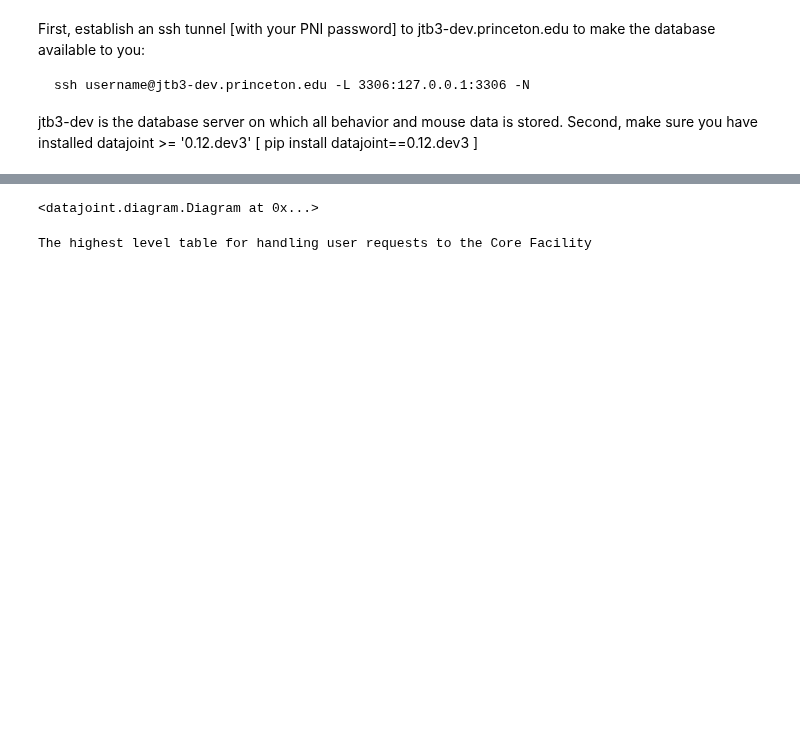
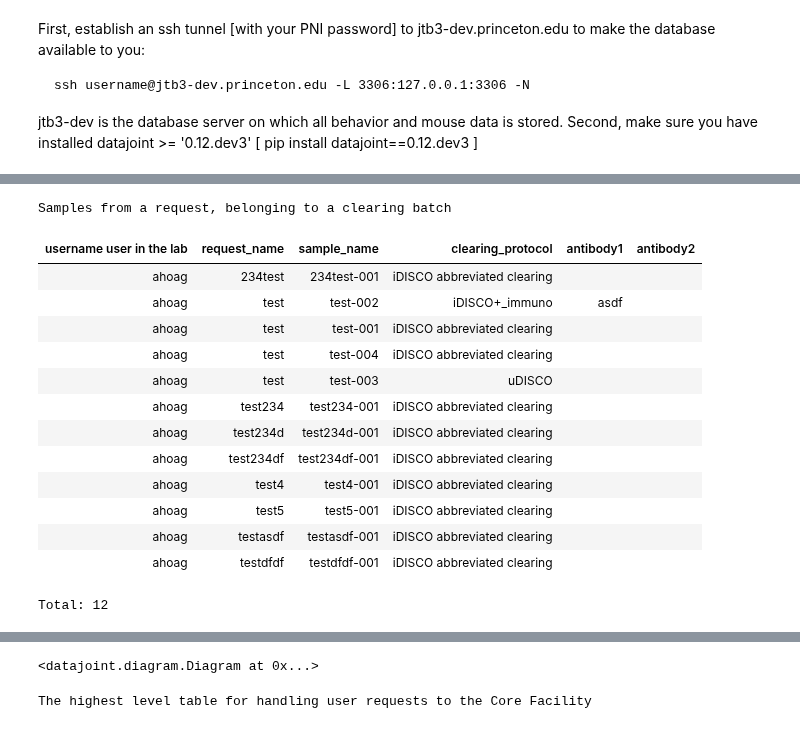
Before and after one commit to BrainCOGS/lightserv, a Jupyter notebook: notebooks/datajoint_sandbox.ipynb, the cells around one changed output, grey strips where cells are left out. Cells and saved outputs as stored; diff of their text form; code cells hidden in the pictures; blank space fills up the shorter version.

```diff
--- a/notebooks/datajoint_sandbox.ipynb
+++ b/notebooks/datajoint_sandbox.ipynb
@@ -38,0 +65,18 @@ Connecting ahoag@localhost:3306
+# %%
+sample_contents
+# %% [output]
+Samples from a request, belonging to a clearing batch
+| username user in the lab | request_name | sample_name | clearing_protocol | antibody1 | antibody2 |
+| ahoag | 234test | 234test-001 | iDISCO abbreviated clearing |  |  |
+| ahoag | test | test-002 | iDISCO+_immuno | asdf |  |
+| ahoag | test | test-001 | iDISCO abbreviated clearing |  |  |
+| ahoag | test | test-004 | iDISCO abbreviated clearing |  |  |
+| ahoag | test | test-003 | uDISCO |  |  |
+| ahoag | test234 | test234-001 | iDISCO abbreviated clearing |  |  |
+| ahoag | test234d | test234d-001 | iDISCO abbreviated clearing |  |  |
+| ahoag | test234df | test234df-001 | iDISCO abbreviated clearing |  |  |
+| ahoag | test4 | test4-001 | iDISCO abbreviated clearing |  |  |
+| ahoag | test5 | test5-001 | iDISCO abbreviated clearing |  |  |
+| ahoag | testasdf | testasdf-001 | iDISCO abbreviated clearing |  |  |
+| ahoag | testdfdf | testdfdf-001 | iDISCO abbreviated clearing |  |  |
+Total: 12
```
Also changed, not shown: parts of 9 cells of this notebook, 4 other files.
